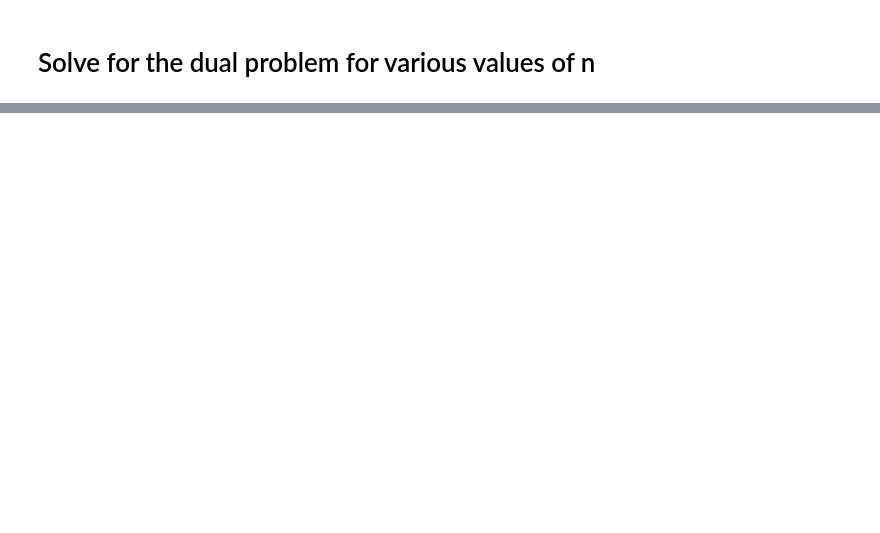
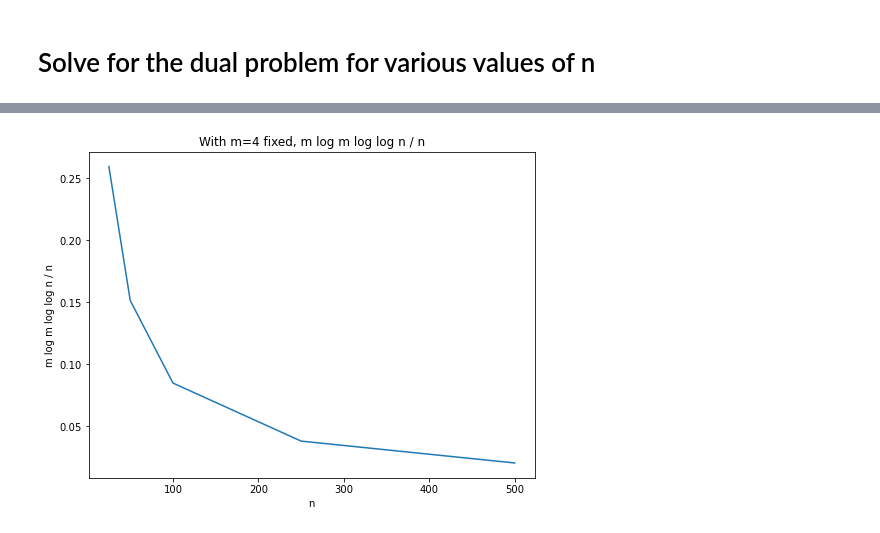
Before and after one commit to guanzgrace/online_learning, a Jupyter notebook: Question 1 Experiment.ipynb, the cells around one changed output, grey strips where cells are left out. Cells and saved outputs as stored; diff of their text form; code cells hidden in the pictures; blank space fills up the shorter version.

Commit message:
redo graphs for q1 counterexamples

```diff
--- a/Question 1 Experiment.ipynb
+++ b/Question 1 Experiment.ipynb
@@ -181,0 +182,12 @@ plt.show()
+# %%
+x_axis = list(n_to_diffs.keys())
+y_axis = [m*np.log(m)*np.log(np.log(n))/n for n in x_axis]
+
+fig, ax = plt.subplots(figsize=(8,6))
+plt.plot(x_axis, y_axis)
+plt.xlabel("n")
+plt.ylabel("m log m log log n / n")
+plt.title("With m=%d fixed, m log m log log n / n" % (m))
+plt.show()
+# %% [output]
+[figure, added]
```
Also changed, not shown: parts of 4 cells of this notebook, 4 other files.
